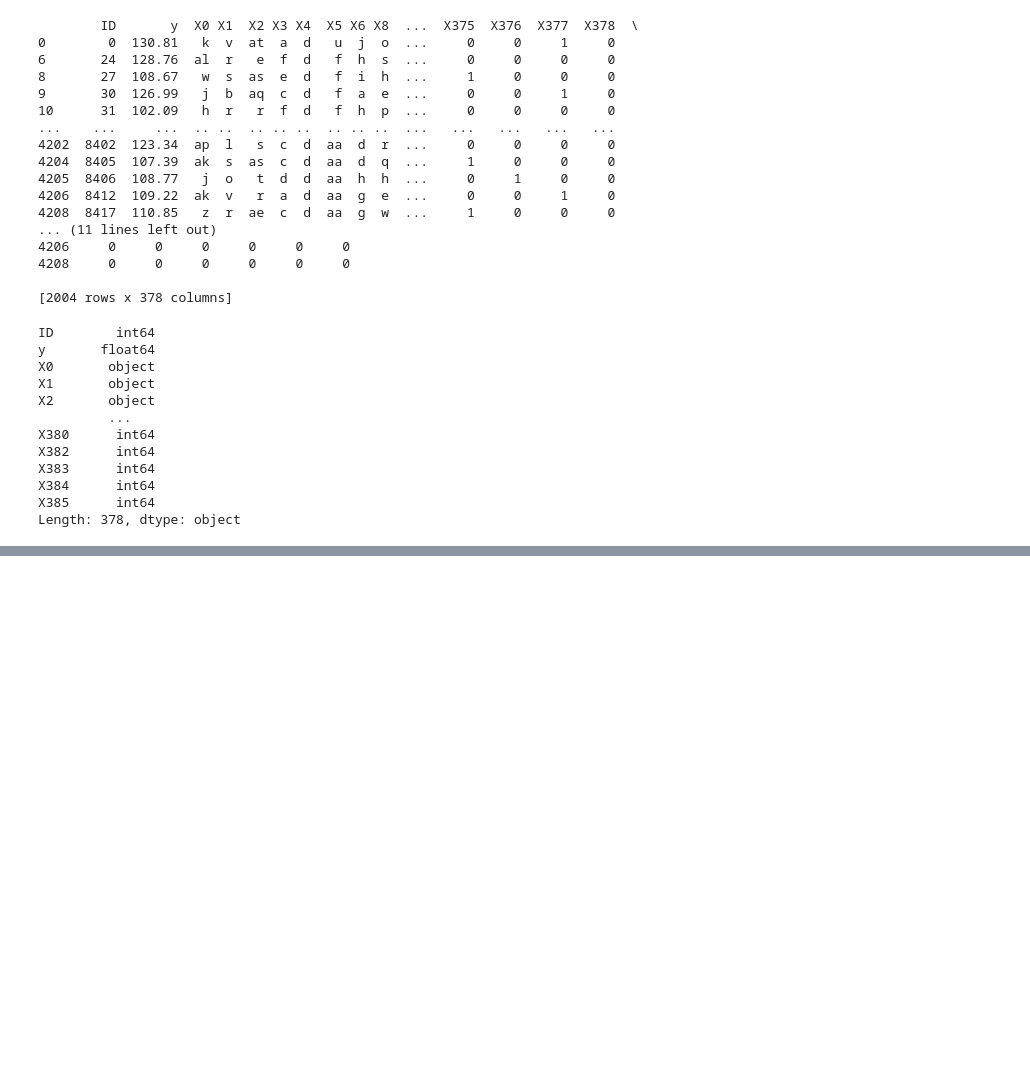
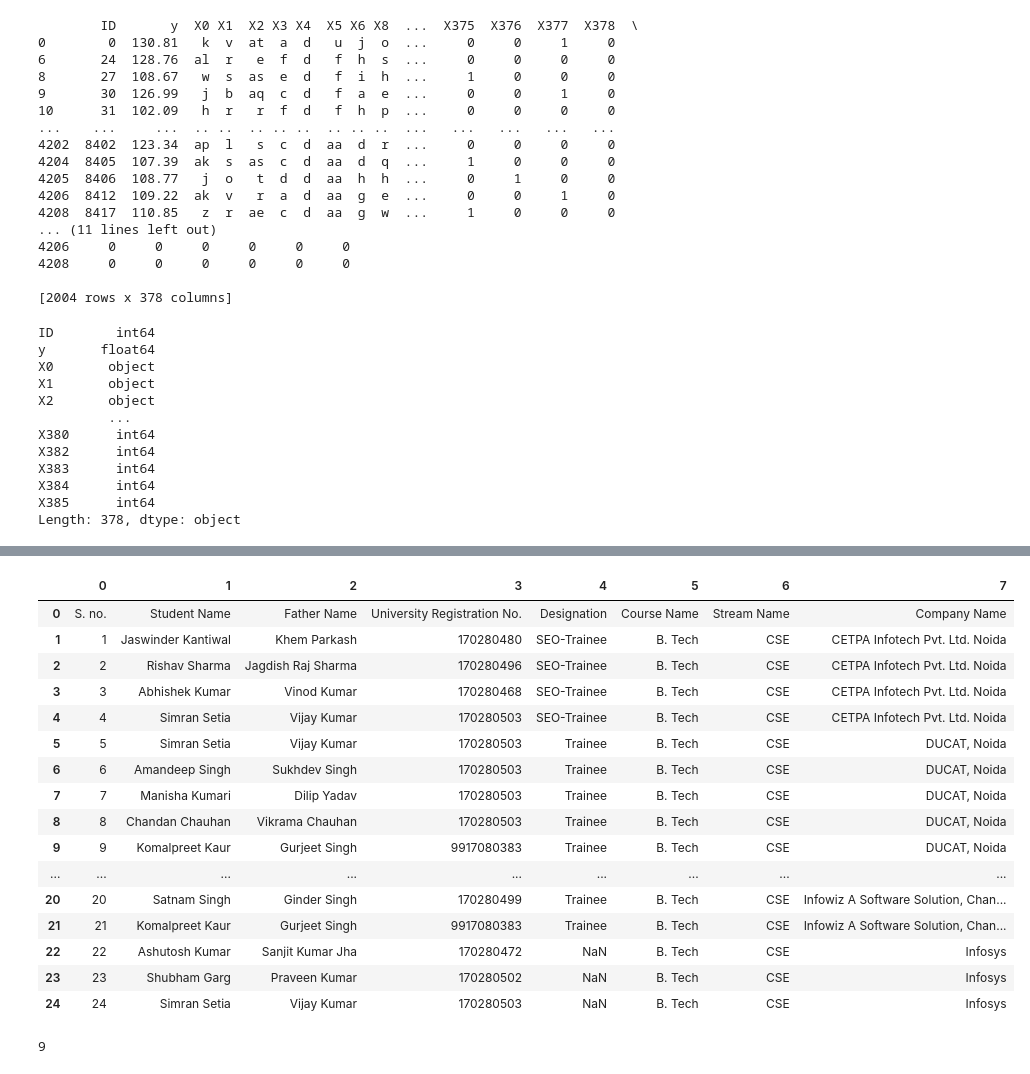
Before and after one commit to Aditya-Poddar/machineLearning, a Jupyter notebook: 05.Pandas.ipynb, the cells around one changed output, grey strips where cells are left out. Saved outputs shown, nothing was run; the diff lists cells and outputs as text; code cells hidden in the pictures; blank space fills up the shorter version.

```diff
--- a/05.Pandas.ipynb
+++ b/05.Pandas.ipynb
@@ -346,0 +421,3 @@ ValueError: Columns must be same length as key
+# %%
+url='https://mimitmalout.ac.in/Placements.aspx'
+df=pd.read_html(url)
@@ -346,0 +448,24 @@ ValueError: Columns must be same length as key
+# %%
+df[0]
+# %% [output]
+|  | 0 | 1 | 2 | 3 | 4 | 5 | 6 | 7 |
+| 0 | S. no. | Student Name | Father Name | University Registration No. | Designation | Course Name | Stream Name | Company Name |
+| 1 | 1 | Jaswinder Kantiwal | Khem Parkash | 170280480 | SEO-Trainee | B. Tech | CSE | CETPA Infotech Pvt. Ltd. Noida |
+| 2 | 2 | Rishav Sharma | Jagdish Raj Sharma | 170280496 | SEO-Trainee | B. Tech | CSE | CETPA Infotech Pvt. Ltd. Noida |
+| 3 | 3 | Abhishek Kumar | Vinod Kumar | 170280468 | SEO-Trainee | B. Tech | CSE | CETPA Infotech Pvt. Ltd. Noida |
+| 4 | 4 | Simran Setia | Vijay Kumar | 170280503 | SEO-Trainee | B. Tech | CSE | CETPA Infotech Pvt. Ltd. Noida |
+| 5 | 5 | Simran Setia | Vijay Kumar | 170280503 | Trainee | B. Tech | CSE | DUCAT, Noida |
+| 6 | 6 | Amandeep Singh | Sukhdev Singh | 170280503 | Trainee | B. Tech | CSE | DUCAT, Noida |
+| 7 | 7 | Manisha Kumari | Dilip Yadav | 170280503 | Trainee | B. Tech | CSE | DUCAT, Noida |
+| 8 | 8 | Chandan Chauhan | Vikrama Chauhan | 170280503 | Trainee | B. Tech | CSE | DUCAT, Noida |
+| 9 | 9 | Komalpreet Kaur | Gurjeet Singh | 9917080383 | Trainee | B. Tech | CSE | DUCAT, Noida |
+| ... | ... | ... | ... | ... | ... | ... | ... | ... |
+| 20 | 20 | Satnam Singh | Ginder Singh | 170280499 | Trainee | B. Tech | CSE | Infowiz A Software Solution, Chan... |
+| 21 | 21 | Komalpreet Kaur | Gurjeet Singh | 9917080383 | Trainee | B. Tech | CSE | Infowiz A Software Solution, Chan... |
+| 22 | 22 | Ashutosh Kumar | Sanjit Kumar Jha | 170280472 | NaN | B. Tech | CSE | Infosys |
+| 23 | 23 | Shubham Garg | Praveen Kumar | 170280502 | NaN | B. Tech | CSE | Infosys |
+| 24 | 24 | Simran Setia | Vijay Kumar | 170280503 | NaN | B. Tech | CSE | Infosys |
+# %%
+len(df)
+# %% [output]
+9
```
Also changed, not shown: parts of 26 cells of this notebook, 3 other files.
